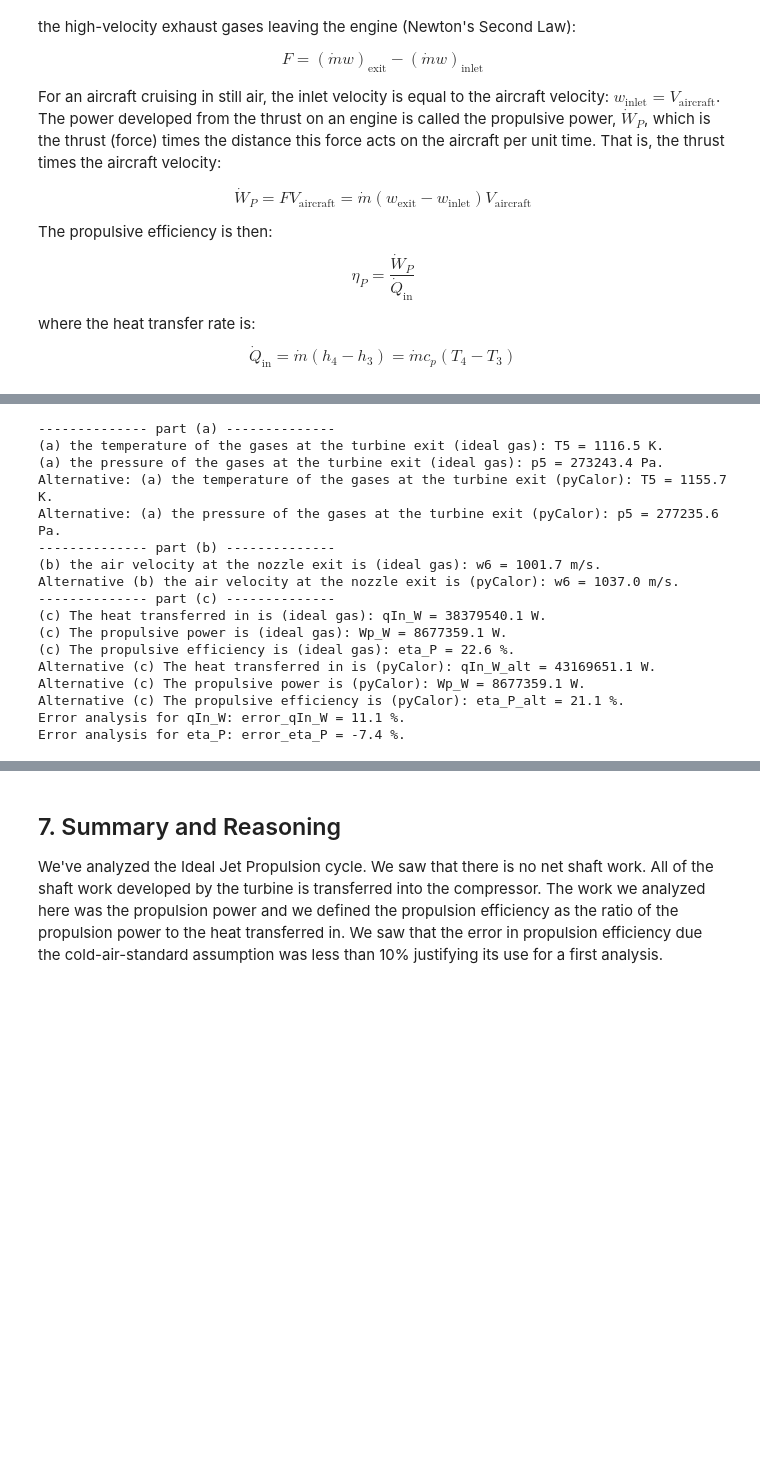
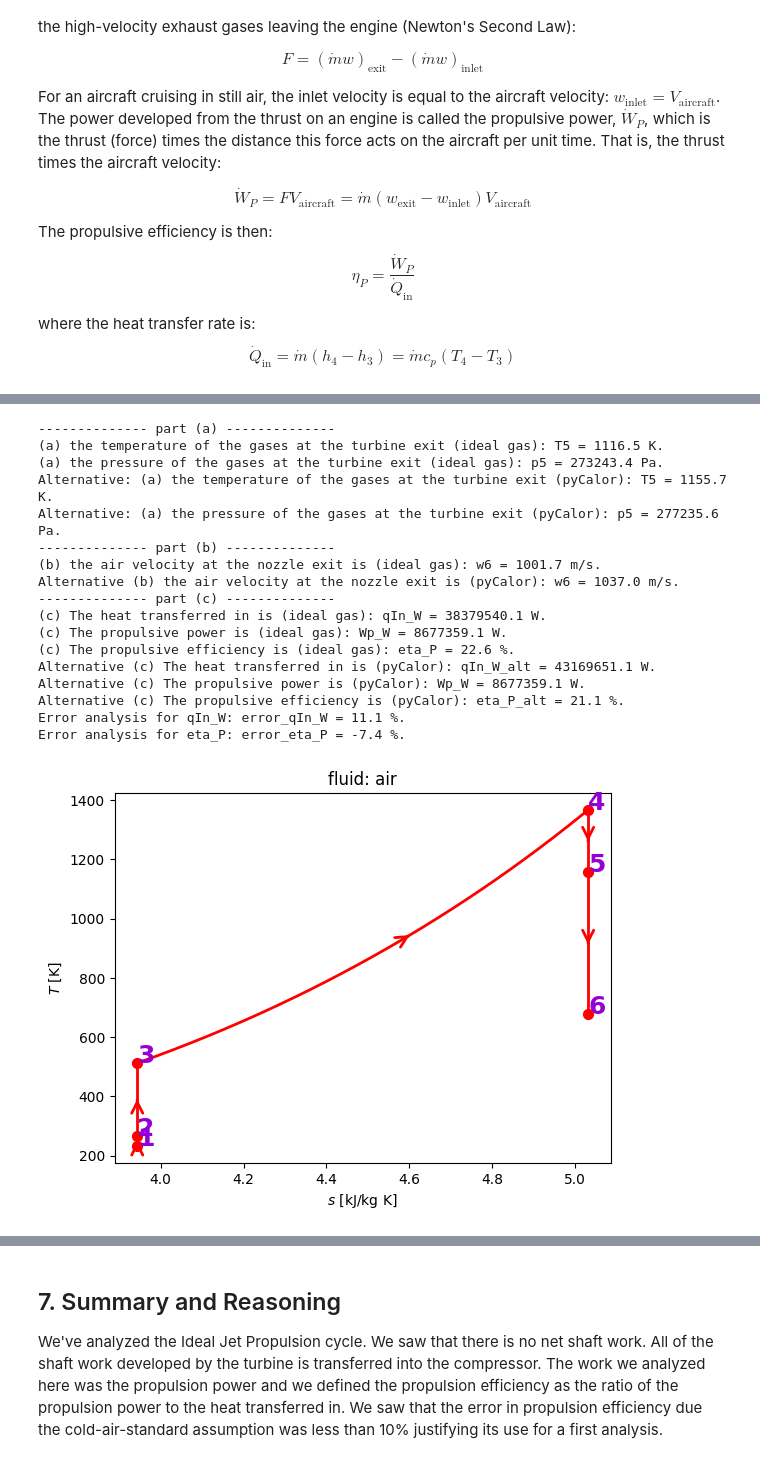
Before and after one commit to ucb-me-40/CalorAI, a Jupyter notebook: data/examples/jupyterNotebooks/jetIdealPropulsionCycle.ipynb, the cells around one changed output, grey strips where cells are left out. Cells and saved outputs as stored; diff of their text form; code cells hidden in the pictures; blank space fills up the shorter version.

```diff
--- a/data/examples/jupyterNotebooks/jetIdealPropulsionCycle.ipynb
+++ b/data/examples/jupyterNotebooks/jetIdealPropulsionCycle.ipynb
@@ -253,30 +253,38 @@ print('(c) The propulsive efficiency is (ideal gas): eta_P = {0:1.1f} %.'.format
 
 qIn_W_alt = mdot_kgPerS*(h4_JperKg - h3_JperKg)
 Wp_W_alt = mdot_kgPerS*(w6_mPerS_Alt - w1_mPerS)*Vaircraft_mPerS
 eta_P_alt = Wp_W_alt/qIn_W_alt
 print('Alternative (c) The heat transferred in is (pyCalor): qIn_W_alt = {0:1.1f} W.'.format(qIn_W_alt))
 print('Alternative (c) The propulsive power is (pyCalor): Wp_W = {0:1.1f} W.'.format(Wp_W))
 print('Alternative (c) The propulsive efficiency is (pyCalor): eta_P_alt = {0:1.1f} %.'.format(eta_P_alt*100))
 
 error_qIn_W = (qIn_W_alt - qIn_W)/qIn_W_alt
 error_eta_P = (eta_P_alt-eta_P)/eta_P_alt
 print('Error analysis for qIn_W: error_qIn_W = {0:1.1f} %.'.format(error_qIn_W*100))
 print('Error analysis for eta_P: error_eta_P = {0:1.1f} %.'.format(error_eta_P*100))
+
+pr = th.process([(st1,st2),(st2,st3),(st3,st4),(st4,st5),(st5,st6)])
+fig1 = pr.plot("Ts");
+fig2 = pr.plot("pv");
+
+fig1.savefig("figure_1.pdf")
+fig2.savefig("figure_2.pdf")
 # %% [output]
 -------------- part (a) --------------
 (a) the temperature of the gases at the turbine exit (ideal gas): T5 = 1116.5 K.
 (a) the pressure of the gases at the turbine exit (ideal gas): p5 = 273243.4 Pa.
 Alternative: (a) the temperature of the gases at the turbine exit (pyCalor): T5 = 1155.7 K.
 Alternative: (a) the pressure of the gases at the turbine exit (pyCalor): p5 = 277235.6 Pa.
 -------------- part (b) --------------
 (b) the air velocity at the nozzle exit is (ideal gas): w6 = 1001.7 m/s.
 Alternative (b) the air velocity at the nozzle exit is (pyCalor): w6 = 1037.0 m/s.
 -------------- part (c) --------------
 (c) The heat transferred in is (ideal gas): qIn_W = 38379540.1 W.
 (c) The propulsive power is (ideal gas): Wp_W = 8677359.1 W.
 (c) The propulsive efficiency is (ideal gas): eta_P = 22.6 %.
 Alternative (c) The heat transferred in is (pyCalor): qIn_W_alt = 43169651.1 W.
 Alternative (c) The propulsive power is (pyCalor): Wp_W = 8677359.1 W.
 Alternative (c) The propulsive efficiency is (pyCalor): eta_P_alt = 21.1 %.
 Error analysis for qIn_W: error_qIn_W = 11.1 %.
 Error analysis for eta_P: error_eta_P = -7.4 %.
+[figure, added]
```
Also changed, not shown: parts of 2 cells of this notebook, 1 other file.
